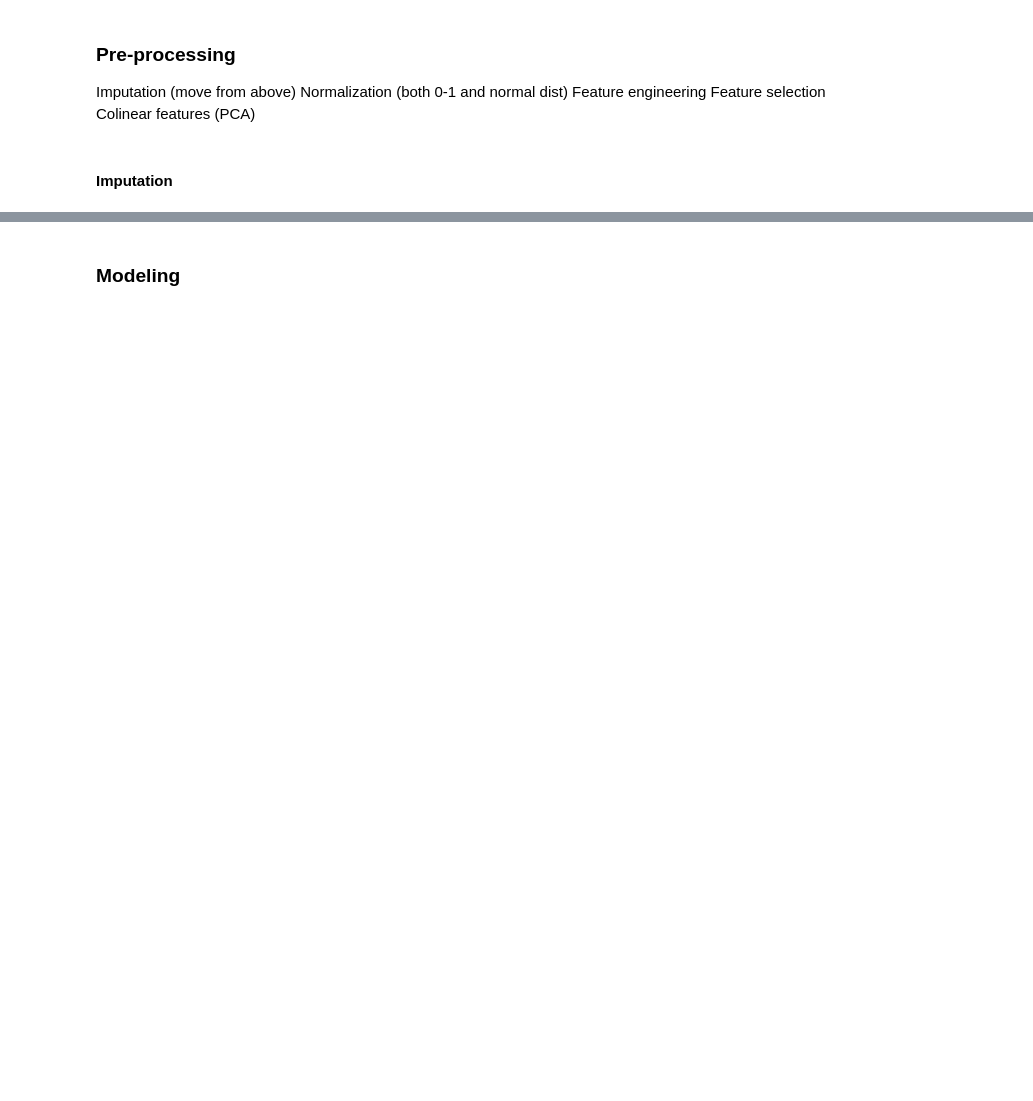
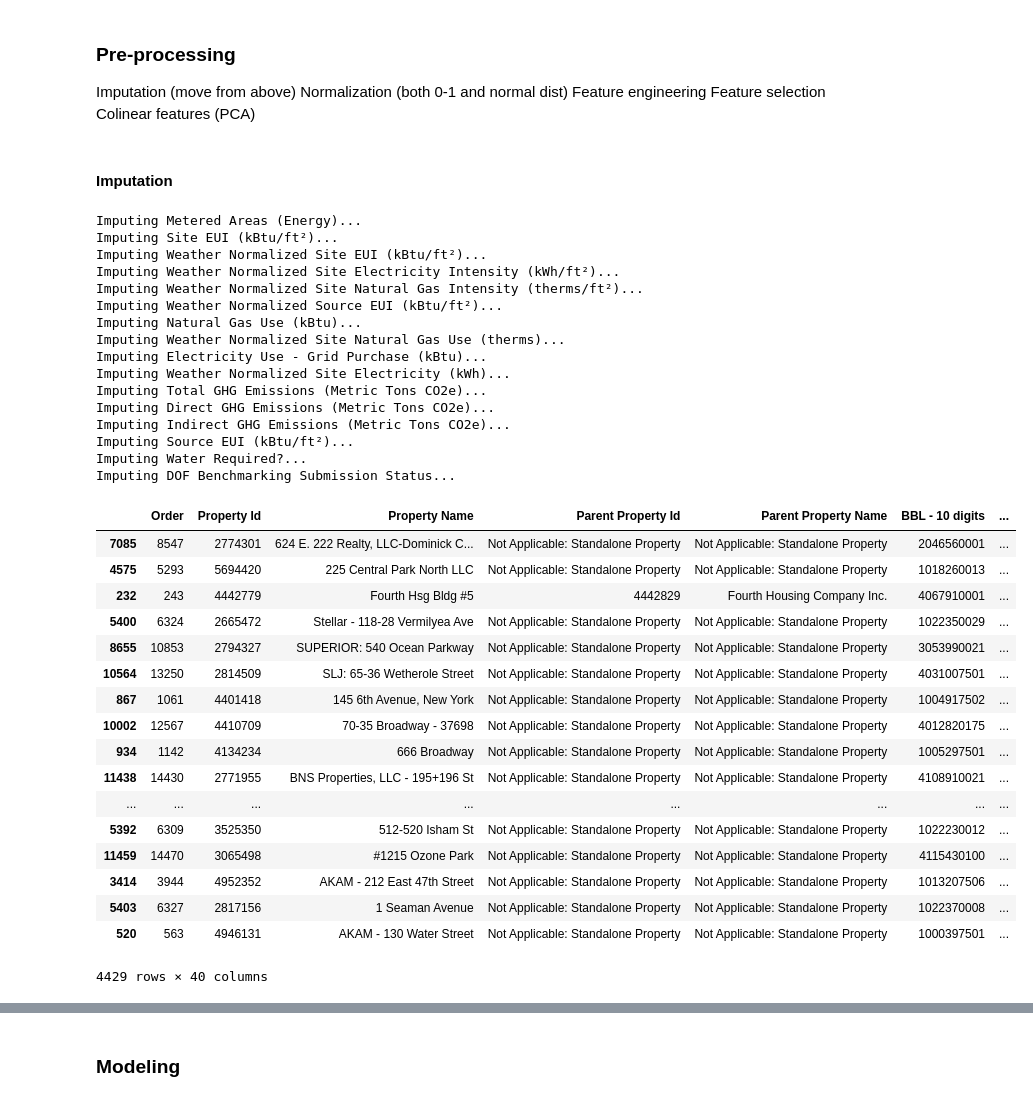
Before and after one commit to mikearango/introML-AnalyticsU, a Jupyter notebook: notebooks/sandbox.ipynb, the cells around one changed output, grey strips where cells are left out. Saved outputs shown, nothing was run; the diff lists cells and outputs as text; code cells hidden in the pictures; blank space fills up the shorter version.

```diff
--- a/notebooks/sandbox.ipynb
+++ b/notebooks/sandbox.ipynb
@@ -434,5 +438,5 @@ Colinear features (PCA)
 # %%
-def pre_process_impute(df):
+def pre_process_mean_median_impute(df):
 
     # It does not make sense to impute plain text (object) types,
     # as plain text does not have a finite number of instances
@@ -460,3 +514,40 @@ def pre_process_impute(df):
+# %%
+pre_process_knn_impute(df_train, ignore=['ENERGY STAR Score'])
+# %% [output]
+Imputing Metered Areas (Energy)...
+Imputing Site EUI (kBtu/ft²)...
+Imputing Weather Normalized Site EUI (kBtu/ft²)...
+Imputing Weather Normalized Site Electricity Intensity (kWh/ft²)...
+Imputing Weather Normalized Site Natural Gas Intensity (therms/ft²)...
+Imputing Weather Normalized Source EUI (kBtu/ft²)...
+Imputing Natural Gas Use (kBtu)...
+Imputing Weather Normalized Site Natural Gas Use (therms)...
+Imputing Electricity Use - Grid Purchase (kBtu)...
+Imputing Weather Normalized Site Electricity (kWh)...
+Imputing Total GHG Emissions (Metric Tons CO2e)...
+Imputing Direct GHG Emissions (Metric Tons CO2e)...
+Imputing Indirect GHG Emissions (Metric Tons CO2e)...
+Imputing Source EUI (kBtu/ft²)...
+Imputing Water Required?...
+Imputing DOF Benchmarking Submission Status...
+|  | Order | Property Id | Property Name | Parent Property Id | Parent Property Name | BBL - 10 digits | ... |
+| 7085 | 8547 | 2774301 | 624 E. 222 Realty, LLC-Dominick C... | Not Applicable: Standalone Property | Not Applicable: Standalone Property | 2046560001 | ... |
+| 4575 | 5293 | 5694420 | 225 Central Park North LLC | Not Applicable: Standalone Property | Not Applicable: Standalone Property | 1018260013 | ... |
+| 232 | 243 | 4442779 | Fourth Hsg Bldg #5 | 4442829 | Fourth Housing Company Inc. | 4067910001 | ... |
+| 5400 | 6324 | 2665472 | Stellar - 118-28 Vermilyea Ave | Not Applicable: Standalone Property | Not Applicable: Standalone Property | 1022350029 | ... |
+| 8655 | 10853 | 2794327 | SUPERIOR: 540 Ocean Parkway | Not Applicable: Standalone Property | Not Applicable: Standalone Property | 3053990021 | ... |
+| 10564 | 13250 | 2814509 | SLJ: 65-36 Wetherole Street | Not Applicable: Standalone Property | Not Applicable: Standalone Property | 4031007501 | ... |
+| 867 | 1061 | 4401418 | 145 6th Avenue, New York | Not Applicable: Standalone Property | Not Applicable: Standalone Property | 1004917502 | ... |
+| 10002 | 12567 | 4410709 | 70-35 Broadway - 37698 | Not Applicable: Standalone Property | Not Applicable: Standalone Property | 4012820175 | ... |
+| 934 | 1142 | 4134234 | 666 Broadway | Not Applicable: Standalone Property | Not Applicable: Standalone Property | 1005297501 | ... |
+| 11438 | 14430 | 2771955 | BNS Properties, LLC - 195+196 St | Not Applicable: Standalone Property | Not Applicable: Standalone Property | 4108910021 | ... |
+| ... | ... | ... | ... | ... | ... | ... | ... |
+| 5392 | 6309 | 3525350 | 512-520 Isham St | Not Applicable: Standalone Property | Not Applicable: Standalone Property | 1022230012 | ... |
+| 11459 | 14470 | 3065498 | #1215 Ozone Park | Not Applicable: Standalone Property | Not Applicable: Standalone Property | 4115430100 | ... |
+| 3414 | 3944 | 4952352 | AKAM - 212 East 47th Street | Not Applicable: Standalone Property | Not Applicable: Standalone Property | 1013207506 | ... |
+| 5403 | 6327 | 2817156 | 1 Seaman Avenue | Not Applicable: Standalone Property | Not Applicable: Standalone Property | 1022370008 | ... |
+| 520 | 563 | 4946131 | AKAM - 130 Water Street | Not Applicable: Standalone Property | Not Applicable: Standalone Property | 1000397501 | ... |
+4429 rows × 40 columns
 # %%
 # Percent missing values before imputation
 print()
```
Also changed, not shown: parts of 15 cells of this notebook.
